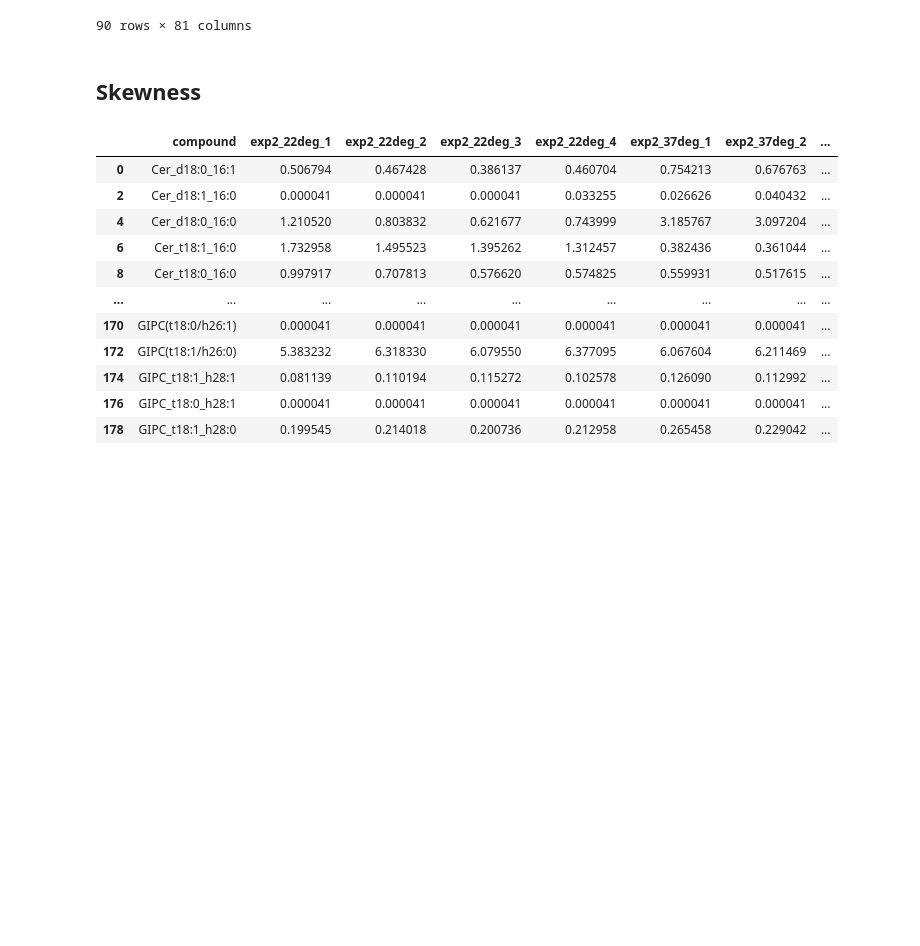
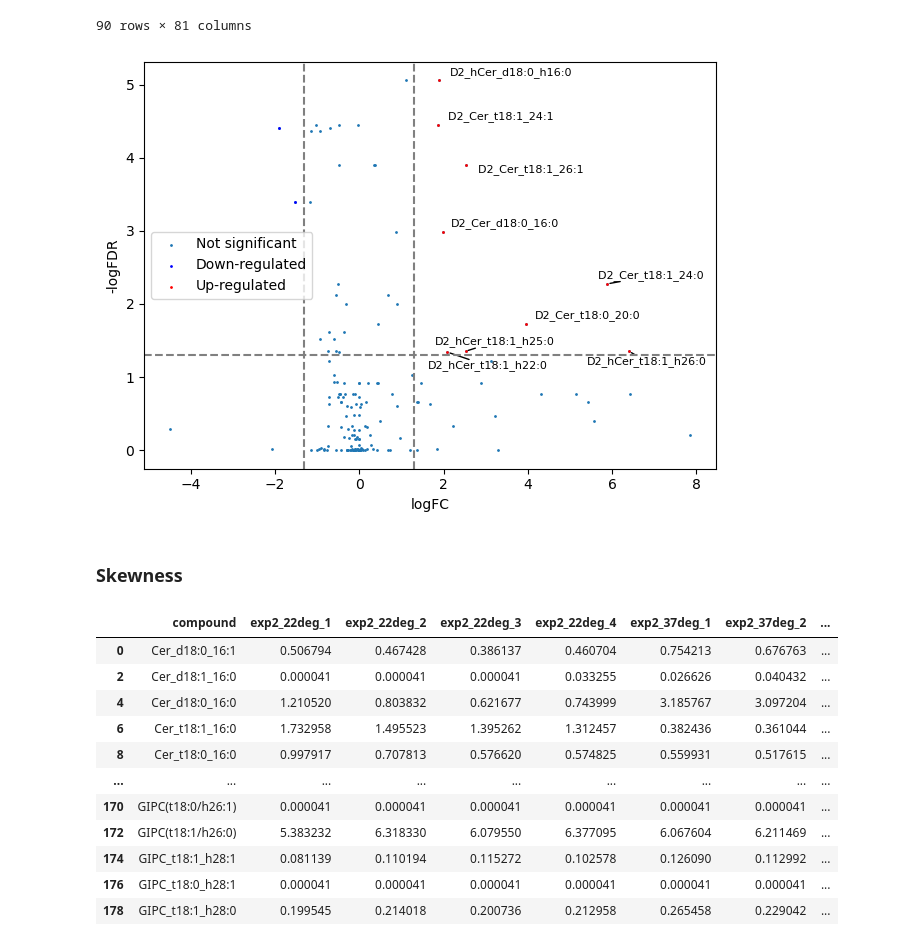
Before and after one commit to janniswi00/sphingo_modelling, a Jupyter notebook: code/analysis.ipynb, the cells around one changed output. Cells and saved outputs as stored; diff of their text form; code cells hidden in the pictures; blank space fills up the shorter version.

Commit message:
Added volcano plot

```diff
--- a/code/analysis.ipynb
+++ b/code/analysis.ipynb
@@ -188,8 +190,41 @@ df
 | 176 | GIPC_t18:0_h28:1 | 0.000041 | 0.000041 | 0.000041 | 0.000041 | 0.000041 | 0.000041 | ... |
 | 178 | GIPC_t18:1_h28:0 | 0.199545 | 0.214018 | 0.200736 | 0.212958 | 0.265458 | 0.229042 | ... |
 90 rows × 81 columns
+# %%
+# combine labeled and unlabeled compounds in one df
+fc_df = pd.concat([df["log2_fc"], df["log2_fc_l"]])
+p_df = pd.concat([df["p_val_adj"], df["p_val_l_adj"]])
+compounds_all = list(df["compound"].values) + list("D2_" + df["compound"].values)
+df_volcano = pd.concat([ fc_df, p_df], axis=1)
+df_volcano.columns = ["log2_fc", "p_val_adj"]
+df_volcano["compounds"] = compounds_all
+
+plt.scatter(x=df_volcano["log2_fc"], y=df_volcano["p_val_adj"].apply(lambda x:-np.log10(x)), s=1, label="Not significant")
+
+# highlight down- or up- regulated metabolites
+signif = 0.05
+level = -np.log10(signif)
+down = df_volcano[(df_volcano["log2_fc"] <= level * -1) & (df_volcano["p_val_adj"] <= signif)]
+up = df_volcano[(df_volcano["log2_fc"] >= level) & (df_volcano["p_val_adj"] <= signif)]
+plt.scatter(x=down["log2_fc"], y=down["p_val_adj"].apply(lambda x:-np.log10(x)), s=1, label="Down-regulated", color="blue")
+plt.scatter(x=up["log2_fc"], y=up["p_val_adj"].apply(lambda x:-np.log10(x)), s=1, label="Up-regulated", color="red")
+
+texts=[]
+for i,r in up.iterrows():
+    texts.append(plt.text(x=r['log2_fc'],y=-np.log10(r['p_val_adj']),s=r["compounds"], fontsize=8))
+adjust_text(texts,arrowprops=dict(arrowstyle="-", color='black', lw=1))
+
+plt.xlabel("logFC")
+plt.ylabel("-logFDR")
+plt.axvline(level*-1, color="grey", linestyle="--")
+plt.axvline(level, color="grey", linestyle="--")
+plt.axhline(level, color="grey", linestyle="--")
+plt.legend()
+plt.tight_layout()
+# %% [output]
+[figure, added]
 # %% [markdown]
-## Skewness
+### Skewness
 # %%
 df["skew_22deg_abs"] = [skew(df.filter(regex=r".*_22deg_\d+$").values[i]) for i in range(len(df))]
 df["skew_37deg_abs"] = [skew(df.filter(regex=r".*_37deg_\d+$").values[i]) for i in range(len(df))]
```
Also changed, not shown: parts of 1 cell of this notebook.
